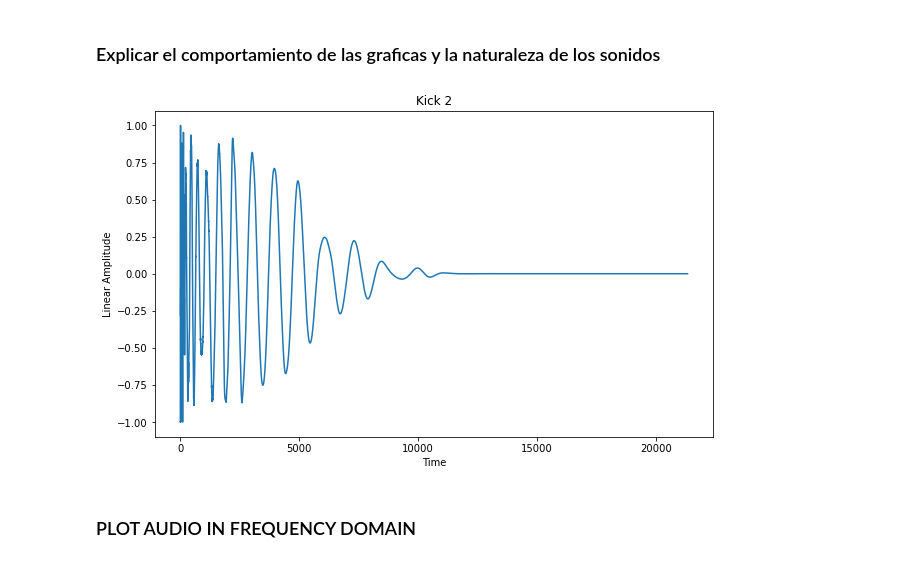
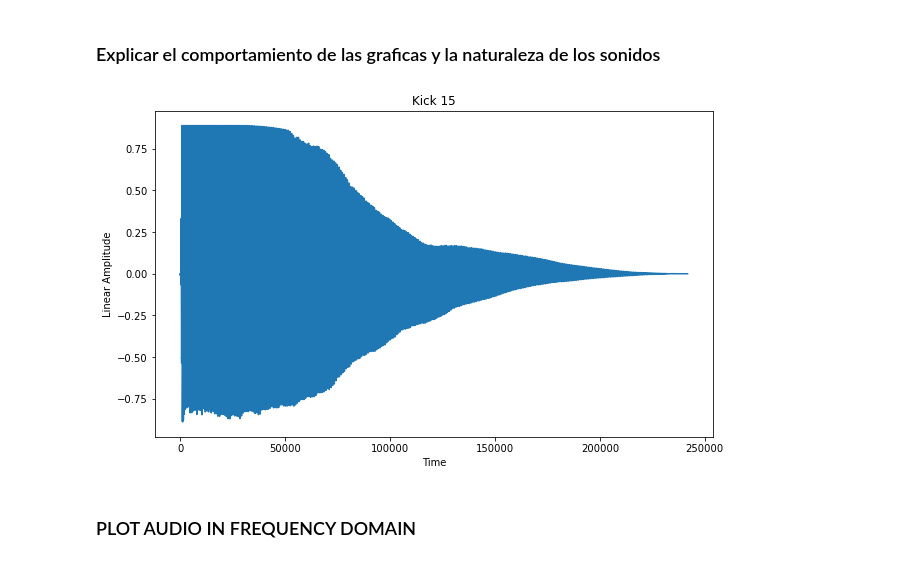
Before and after one commit to jsvaldezv/instruments-classifier, a Jupyter notebook: Drums_Classification.ipynb, the cells around one changed output. Drawn from its saved outputs; the diff is of its cells as text; code cells hidden in the pictures.

Commit message:
Add basses and flux

```diff
--- a/Drums_Classification.ipynb
+++ b/Drums_Classification.ipynb
@@ -39,11 +39,13 @@ kicksPath = "../InstrumentsClassifier/Instruments/Kicks/"
 snarePath = "../InstrumentsClassifier/Instruments/Snares/"
 hihatPath = "../InstrumentsClassifier/Instruments/HiHats/"
 guitarPath = "../InstrumentsClassifier/Instruments/Guitars/"
+bassPath = "../InstrumentsClassifier/Instruments/Basses/"
 
 kicks = []
 snares = []
 hihats = []
 guitars = []
+basses = []
 # %% [markdown]
 ### LOAD KICKS
 # %%
@@ -91,12 +93,12 @@ for i in range(numSounds):
 # %%
 # OBTAIN HIHAT AUDIO SAMPLES
 for i in range(numSounds):
-    path = guitarPath + "Guitar_" + str(i+1) + ".wav"
+    path = bassPath + "Bass_" + str(i+1) + ".wav"
     audio = SoundFile(path)
 
     if audio.channels == 1:
         sound, sr = sf.read(path)
-        guitars.append([sound, sr])
+        basses.append([sound, sr])
     else:
         sound, sr = sf.read(path)
-        guitars.append([sound[:,0], sr])
+        basses.append([sound[:,0], sr])
@@ -103,3 +107,15 @@ for i in range(numSounds):
+# %%
+# OBTAIN HIHAT AUDIO SAMPLES
+for i in range(numSounds):
+    path = guitarPath + "Guitar_" + str(i+1) + ".wav"
+    audio = SoundFile(path)
+
+    if audio.channels == 1:
+        sound, sr = sf.read(path)
+        guitars.append([sound, sr])
+    else:
+        sound, sr = sf.read(path)
+        guitars.append([sound[:,0], sr])
 # %% [markdown]
 # SEE AND ANALIZE SOUNDS
 # %% [markdown]
@@ -135,10 +151,10 @@ def graph_spectrum(samples, sr, title):
 # %% [markdown]
 ### Explicar el comportamiento de las graficas y la naturaleza de los sonidos
 # %%
-numKick = 2
-graph_waveform(kicks[numKick-1][0], kicks[numKick-1][1], "Kick " + str(numKick))
+numKick = 15
+graph_waveform(basses[numKick-1][0], kicks[numKick-1][1], "Kick " + str(numKick))
 # %% [output]
-[figure, old version]
+[figure, new version]
 # %% [markdown]
 ### PLOT AUDIO IN FREQUENCY DOMAIN
 # %%
```
Also changed, not shown: parts of 25 cells of this notebook, 50 other files.
